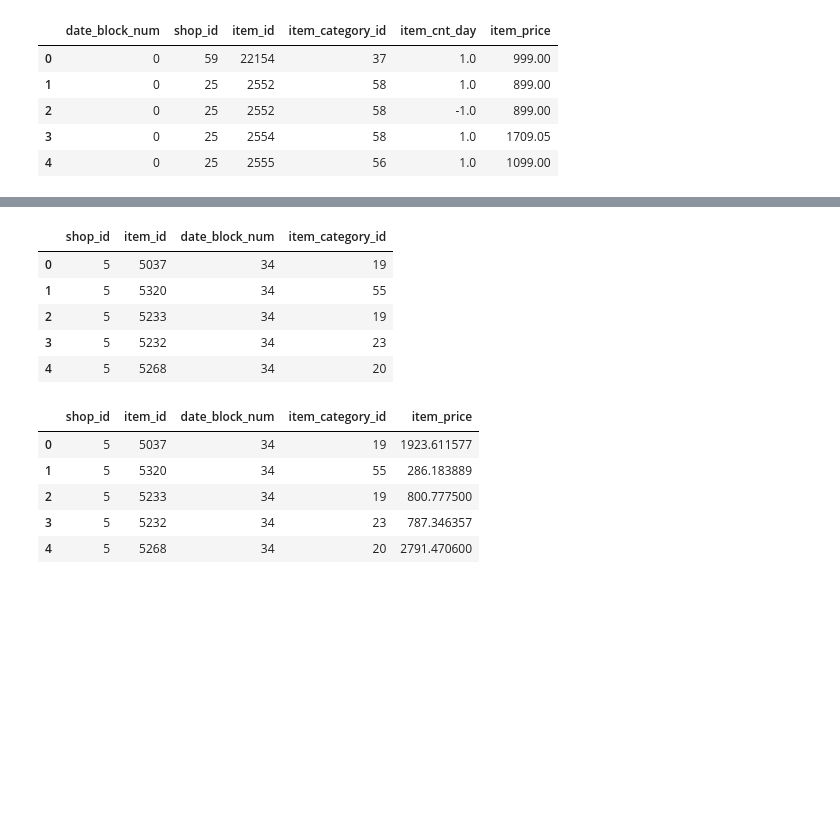
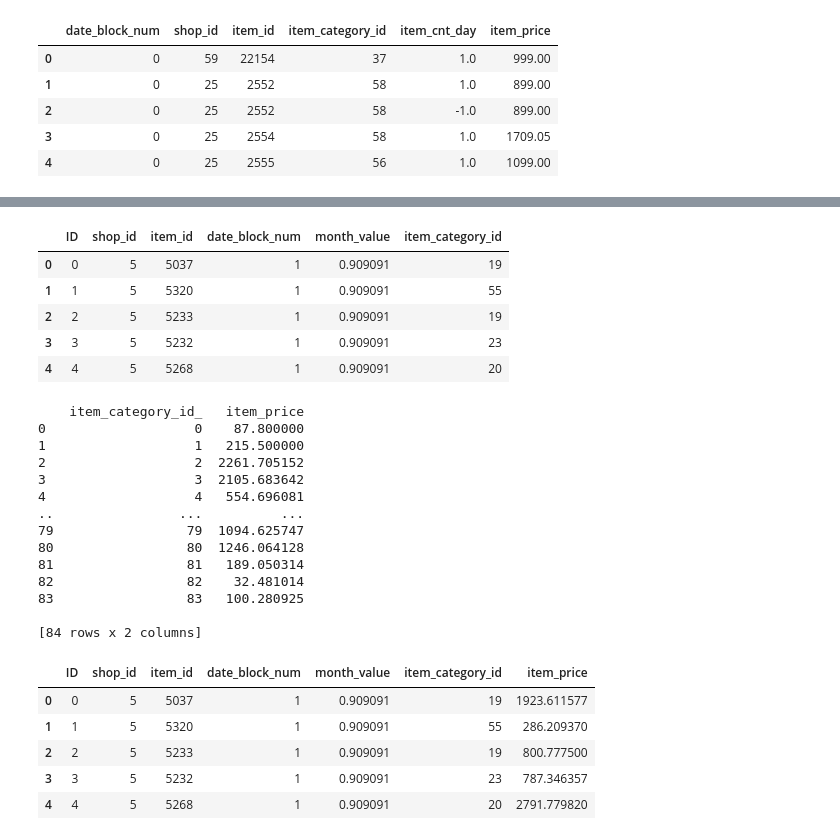
Before and after one commit to EgertM/SalesPredictions, a Jupyter notebook: app/SalesPredictions.ipynb, the cells around one changed output, grey strips where cells are left out. Cells and saved outputs as stored; diff of their text form; code cells hidden in the pictures; blank space fills up the shorter version.

```diff
--- a/app/SalesPredictions.ipynb
+++ b/app/SalesPredictions.ipynb
@@ -218,3 +234,4 @@ new_train.head()
 # %%
-negativeValues = new_train[new_train['item_cnt_day'] == -1.0].index
+negativeValues = new_train[new_train['item_cnt_day'] < 0].index
 new_train.drop(negativeValues, inplace=True)
+new_train['date_block_num'] = new_train['date_block_num']/34
@@ -237,6 +264,6 @@ grouped_train.head()
 # %%
 cat_enc = OneHotEncoder()
-transformed = ['item_category_id','month_value', 'shop_id']
+transformed = ['item_category_id', 'shop_id']
 cat_enc.fit(grouped_train[transformed])
 transformed_train = pd.DataFrame(data=cat_enc.transform(grouped_train[transformed]).toarray())
 transformed_train = pd.concat([grouped_train, transformed_train],axis=1)
@@ -278,2 +283,17 @@ y_test = test_set['item_cnt_day']
+# %%
+columns = ['date_block_num','month_value','item_price'] + list(i for i in range(144))
+non_cat_columns = ['date_block_num','item_price']
+
+price_scaler = StandardScaler()
+y_scaler = StandardScaler()
+
+train_prices = np.asarray(transformed_train['item_price'].sample(frac=1)).reshape(-1,1)
+price_scaler.fit(train_prices)
+transformed_train['item_price'] = price_scaler.transform(train_prices)
+
+X_train, X_test, y_train, y_test = train_test_split(transformed_train[columns], transformed_train['item_cnt_day'], test_size=0.15, random_state=42)
+y_scaler.fit(np.asarray(y_train).reshape(-1,1))
+y_train = y_scaler.transform(np.asarray(y_train).reshape(-1,1))
+y_test = y_scaler.transform(np.asarray(y_test).reshape(-1,1))
 # %%
 print(X_test.head())
@@ -299,37 +320,59 @@ Name: item_cnt_day, dtype: float64
 # %%
 X_dev = test
-X_dev.drop('ID',inplace=True, axis=1)
-X_dev['date_block_num'] = 34
+#X_dev.drop('ID',inplace=True, axis=1)
+X_dev['date_block_num'] = 1
+X_dev['month_value'] = 10/11
 X_dev['item_category_id'] = X_dev['item_id'].map(item_to_cat)
+#X_dev['item_category_id'] = X_dev['item_category_id'].map(item_categories_simplify_dict)
+#X_dev['shop_id'] = X_dev['shop_id'].map(shop_names_simplify_dict)
 X_dev.head()
 # %% [output]
-|  | shop_id | item_id | date_block_num | item_category_id |
-| 0 | 5 | 5037 | 34 | 19 |
-| 1 | 5 | 5320 | 34 | 55 |
-| 2 | 5 | 5233 | 34 | 19 |
-| 3 | 5 | 5232 | 34 | 23 |
-| 4 | 5 | 5268 | 34 | 20 |
+|  | ID | shop_id | item_id | date_block_num | month_value | item_category_id |
+| 0 | 0 | 5 | 5037 | 1 | 0.909091 | 19 |
+| 1 | 1 | 5 | 5320 | 1 | 0.909091 | 55 |
+| 2 | 2 | 5 | 5233 | 1 | 0.909091 | 19 |
+| 3 | 3 | 5 | 5232 | 1 | 0.909091 | 23 |
+| 4 | 4 | 5 | 5268 | 1 | 0.909091 | 20 |
 # %%
 mean_prices=pd.DataFrame(new_train.groupby(['item_id'])['item_price'].mean().reset_index())
-mean_prices_for_cat = pd.DataFrame(new_train.groupby(['item_category_id'])['item_price'].mean().reset_index())
+mean_prices_for_cat = pd.DataFrame(train.groupby(['item_category_id_'])['item_price'].mean().reset_index())
+print(mean_prices_for_cat)
 def get_price_for_id(item_id, item_category_id):
-    try:
-        return float(mean_prices[mean_prices.item_id == item_id].item_price)
-    except:
-        return float(mean_prices_for_cat[mean_prices_for_cat.item_category_id == item_category_id].item_price)
+  try:
+    return float(mean_prices[mean_prices.item_id == item_id].item_price)
+  except:
+    #print(mean_prices_for_cat[mean_prices_for_cat.item_category_id == item_category_id].item_price)
+    return float(mean_prices_for_cat[mean_prices_for_cat.item_category_id_ == item_category_id].item_price)
 
 item_ids = list(X_dev.item_id.unique())
 id_to_price = {}
 for item_id in item_ids:
     item_category = item_to_cat.get(item_id)
     id_to_price[item_id] = get_price_for_id(item_id, item_category)
 X_dev['item_price'] = X_dev['item_id'].map(id_to_price)
+dev_prices = np.asarray(X_dev['item_price']).reshape(-1,1)
+dev_prices = price_scaler.transform(dev_prices)
+X_dev['item_price'] = dev_prices
 X_dev.head()
 # %% [output]
+    item_category_id_   item_price
+0                   0    87.800000
+1                   1   215.500000
+2                   2  2261.705152
+3                   3  2105.683642
+4                   4   554.696081
+..                ...          ...
+79                 79  1094.625747
+80                 80  1246.064128
+81                 81   189.050314
+82                 82    32.481014
+83                 83   100.280925
+
+[84 rows x 2 columns]
-|  | shop_id | item_id | date_block_num | item_category_id | item_price |
-| 0 | 5 | 5037 | 34 | 19 | 1923.611577 |
-| 1 | 5 | 5320 | 34 | 55 | 286.183889 |
-| 2 | 5 | 5233 | 34 | 19 | 800.777500 |
-| 3 | 5 | 5232 | 34 | 23 | 787.346357 |
-| 4 | 5 | 5268 | 34 | 20 | 2791.470600 |
+|  | ID | shop_id | item_id | date_block_num | month_value | item_category_id | item_price |
+| 0 | 0 | 5 | 5037 | 1 | 0.909091 | 19 | 1923.611577 |
+| 1 | 1 | 5 | 5320 | 1 | 0.909091 | 55 | 286.209370 |
+| 2 | 2 | 5 | 5233 | 1 | 0.909091 | 19 | 800.777500 |
+| 3 | 3 | 5 | 5232 | 1 | 0.909091 | 23 | 787.346357 |
+| 4 | 4 | 5 | 5268 | 1 | 0.909091 | 20 | 2791.779820 |
 # %%
```
Also changed, not shown: parts of 38 cells of this notebook.
